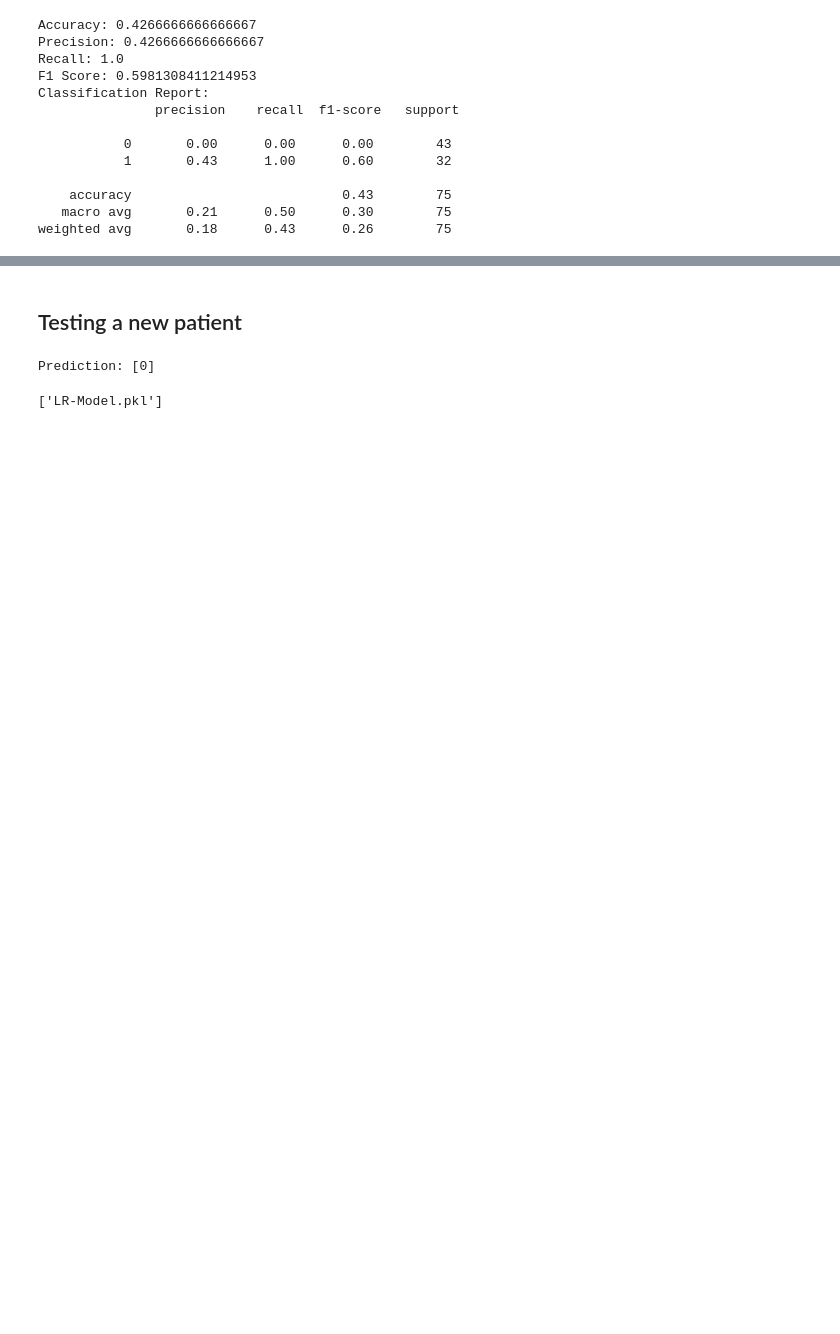
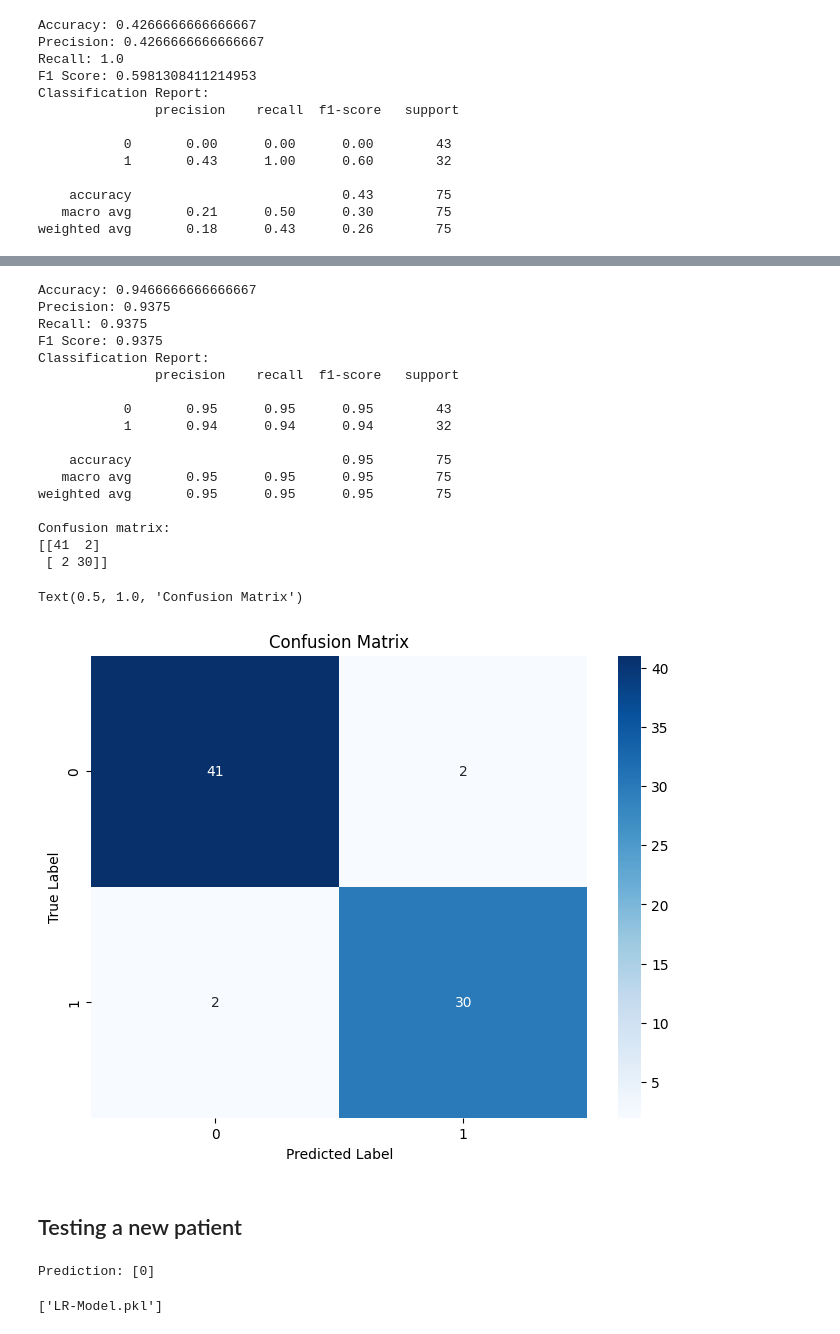
Before and after one commit to lucianagabrielavaliente/proy-final-ciencia-de-datos, a Jupyter notebook: sleep-disorders.ipynb, the cells around one changed output, grey strips where cells are left out. Drawn from its saved outputs; the diff is of its cells as text; code cells hidden in the pictures; blank space fills up the shorter version.

```diff
--- a/sleep-disorders.ipynb
+++ b/sleep-disorders.ipynb
@@ -934,3 +1022,47 @@ weighted avg       0.18      0.43      0.26        75
+# %%
+best_knn = cv_classifier.best_estimator_
+y_pred = best_knn.predict(scaled_x_test)
+
+accuracy = accuracy_score(y_test, y_pred)
+precision = precision_score(y_test, y_pred)
+recall = recall_score(y_test, y_pred)
+f1 = f1_score(y_test, y_pred)
+
+print("Accuracy:", accuracy)
+print("Precision:", precision)
+print("Recall:", recall)
+print("F1 Score:", f1)
+print("Classification Report:\n", classification_report(y_test, y_pred))
+
+conf_matrix = confusion_matrix(y_test, y_pred)
+print("Confusion matrix:")
+print(conf_matrix)
+
+plt.figure(figsize=(8, 6))
+sns.heatmap(conf_matrix, annot=True, fmt='d', cmap='Blues')
+plt.xlabel('Predicted Label')
+plt.ylabel('True Label')
+plt.title('Confusion Matrix')
+# %% [output]
+Accuracy: 0.9466666666666667
+Precision: 0.9375
+Recall: 0.9375
+F1 Score: 0.9375
+Classification Report:
+               precision    recall  f1-score   support
+
+           0       0.95      0.95      0.95        43
+           1       0.94      0.94      0.94        32
+
+    accuracy                           0.95        75
+   macro avg       0.95      0.95      0.95        75
+weighted avg       0.95      0.95      0.95        75
+
+Confusion matrix:
+[[41  2]
+ [ 2 30]]
+Text(0.5, 1.0, 'Confusion Matrix')
+[figure, added]
 # %% [markdown]
 ## Testing a new patient
 # %%
```
Also changed, not shown: parts of 12 cells of this notebook.
